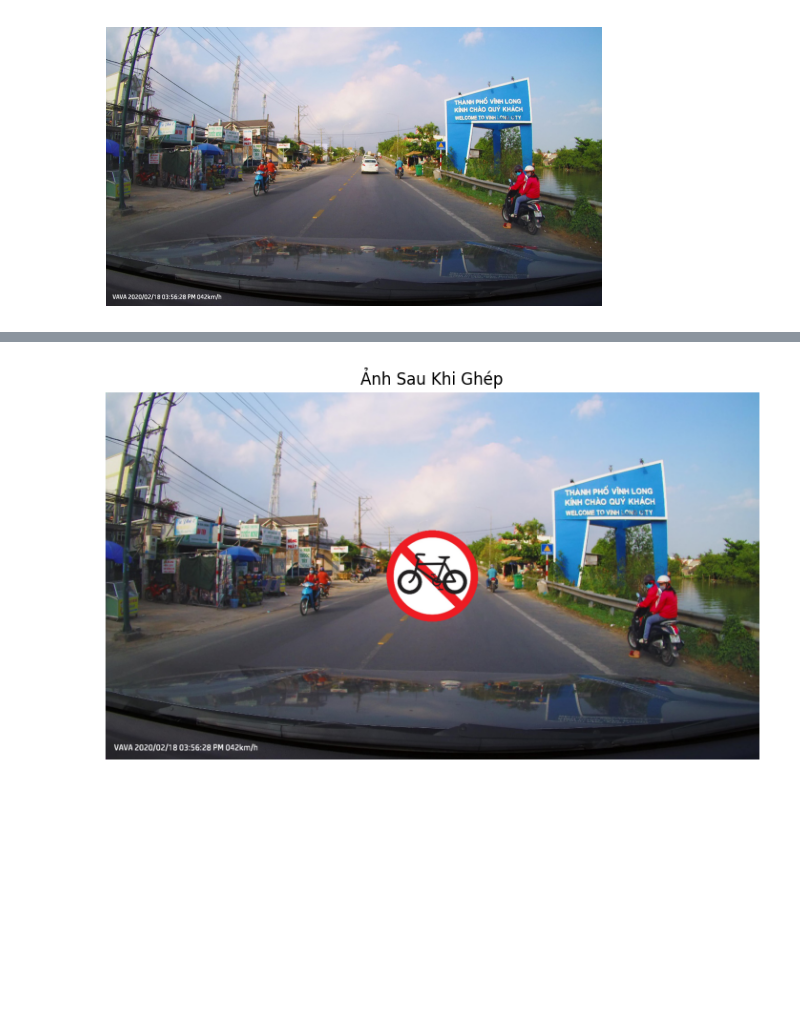
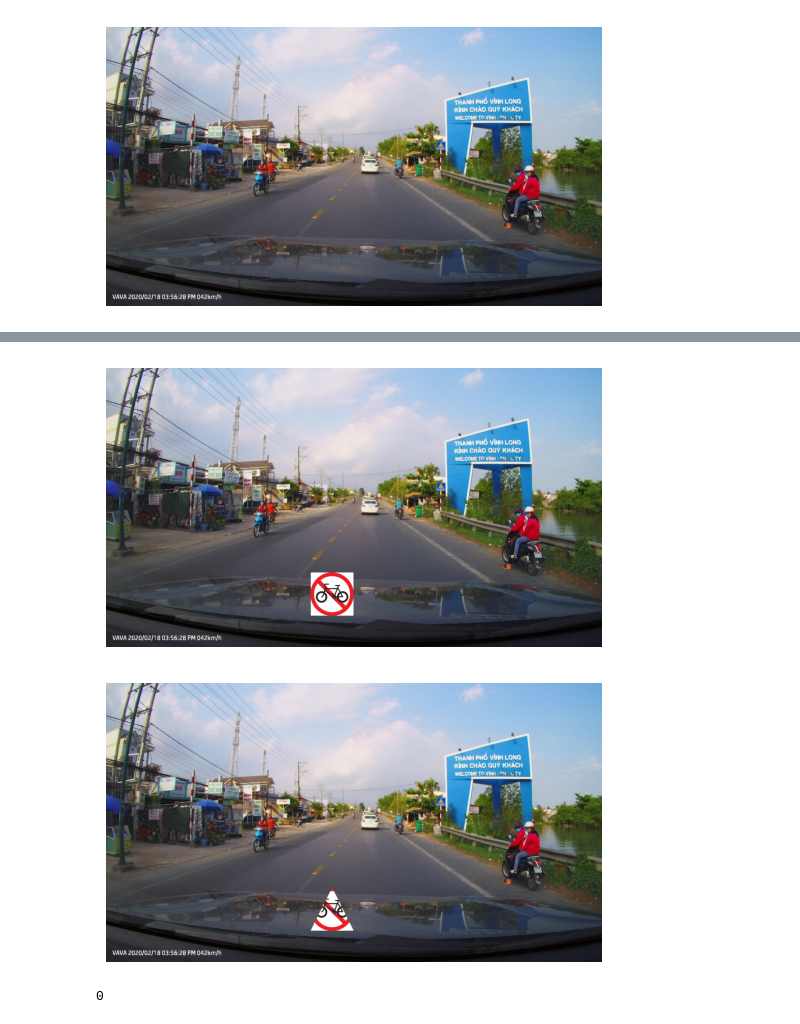
Before and after one commit to VTTr2004/DS505-KLTN, a Jupyter notebook: Tester.ipynb, the cells around one changed output, grey strips where cells are left out. Drawn from its saved outputs; the diff is of its cells as text; code cells hidden in the pictures; blank space fills up the shorter version.

```diff
--- a/Tester.ipynb
+++ b/Tester.ipynb
@@ -115,47 +33,16 @@ plt.show()
-# %%
-import cv2
-import numpy as np
-import matplotlib.pyplot as plt
-
-# Đọc ảnh nền (ảnh chính)
-background = cv2.imread(img_bg_path)
-
-# Đọc ảnh ghép (ảnh có nền trong suốt)
-overlay = cv2.imread("./circle_cutout.png", cv2.IMREAD_UNCHANGED)  # Đọc cả kênh alpha
-
-# Kích thước ảnh nền
-h_bg, w_bg = background.shape[:2]
-
-# Resize ảnh overlay để phù hợp với kích thước mong muốn
-overlay = cv2.resize(overlay, (200, 200))  # Resize về 200x200 (hoặc kích thước mong muốn)
-
-# Lấy kích thước ảnh overlay
-h_ol, w_ol = overlay.shape[:2]
-
-# Xác định vị trí đặt overlay (ví dụ: ở giữa ảnh nền)
-x, y = (w_bg - w_ol) // 2, (h_bg - h_ol) // 2  # Căn giữa
-
-# Tách các kênh màu và kênh alpha từ ảnh overlay
-b, g, r, alpha = cv2.split(overlay)
-
-# Tạo mask từ kênh alpha (vùng có nội dung = 1, vùng trong suốt = 0)
-mask = alpha / 255.0  # Chuyển alpha về 0-1
-
-# Lấy vùng ảnh nền tương ứng với overlay
-roi = background[y:y+h_ol, x:x+w_ol]
-
-# Áp dụng mask để chỉ giữ lại vùng overlay có nội dung
-for c in range(3):  # Lặp qua B, G, R
-    roi[:, :, c] = (1 - mask) * roi[:, :, c] + mask * overlay[:, :, c]
-
-# Gán vùng đã ghép vào ảnh nền
-background[y:y+h_ol, x:x+w_ol] = roi
-
-# Hiển thị ảnh kết quả
-plt.figure(figsize=(10, 5))
-plt.imshow(cv2.cvtColor(background, cv2.COLOR_BGR2RGB))
-plt.axis("off")
-plt.title("Ảnh Sau Khi Ghép")
-plt.show()
-# %% [output]
-[figure, removed]
+# %%
+auto_tool = Image_Merger_Labelling(img_lb_path, img_bg_path)
+ratio = 0.2
+auto_tool.ShowMerge(0.2, 0.2, 590, 590)
+# %% [output]
+[figure, added]
+# %%
+auto_tool = Image_Merger_Labelling(img_lb_path, img_bg_path, "Hinh_tam_giac")
+ratio = 0.2
+auto_tool.ShowMerge(0.2, 0.2, 590, 590)
+# %% [output]
+[figure, added]
+# %%
+auto_tool.Auto_Labelling(ratio, ratio, 590, 590, "./", "test_1", '0')
+# %% [output]
+0
```
Also changed, not shown: parts of 8 cells of this notebook, 8 other files.
